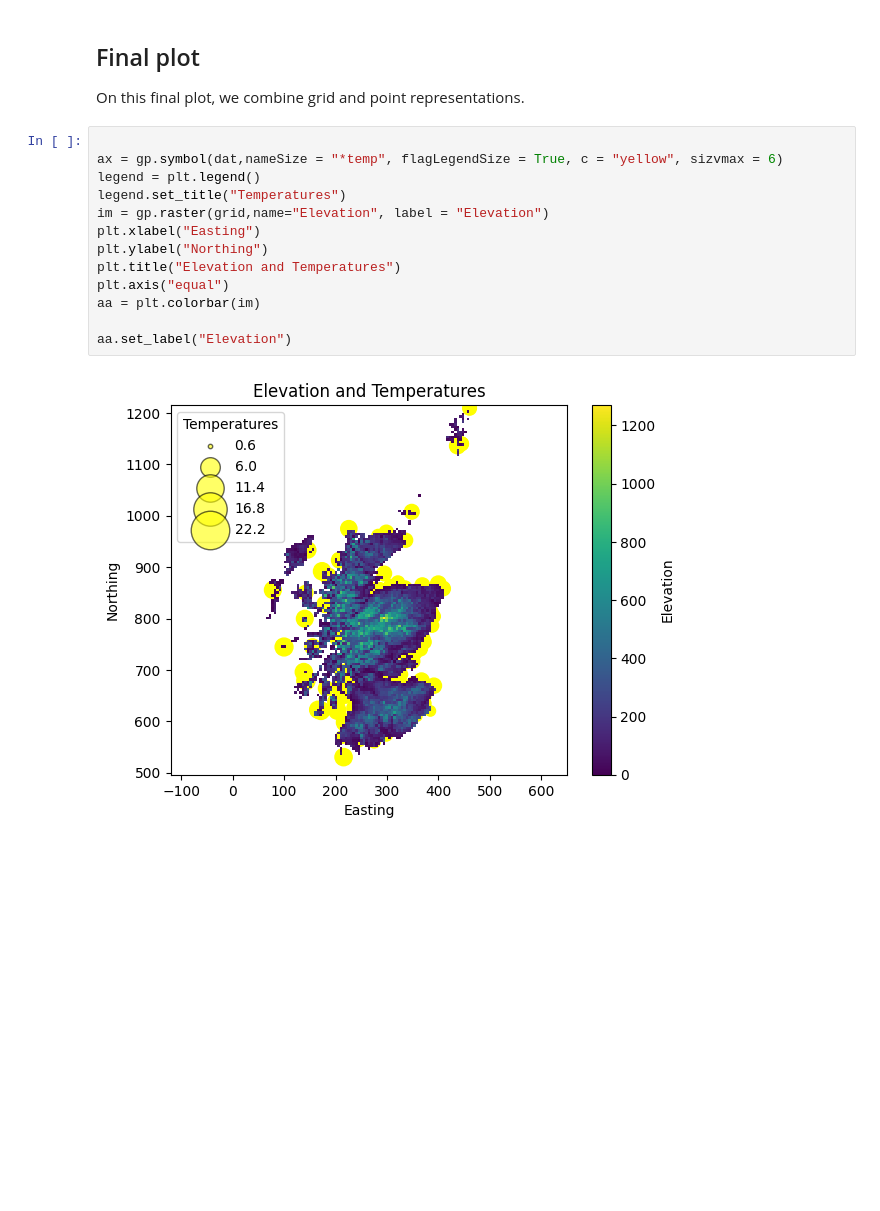
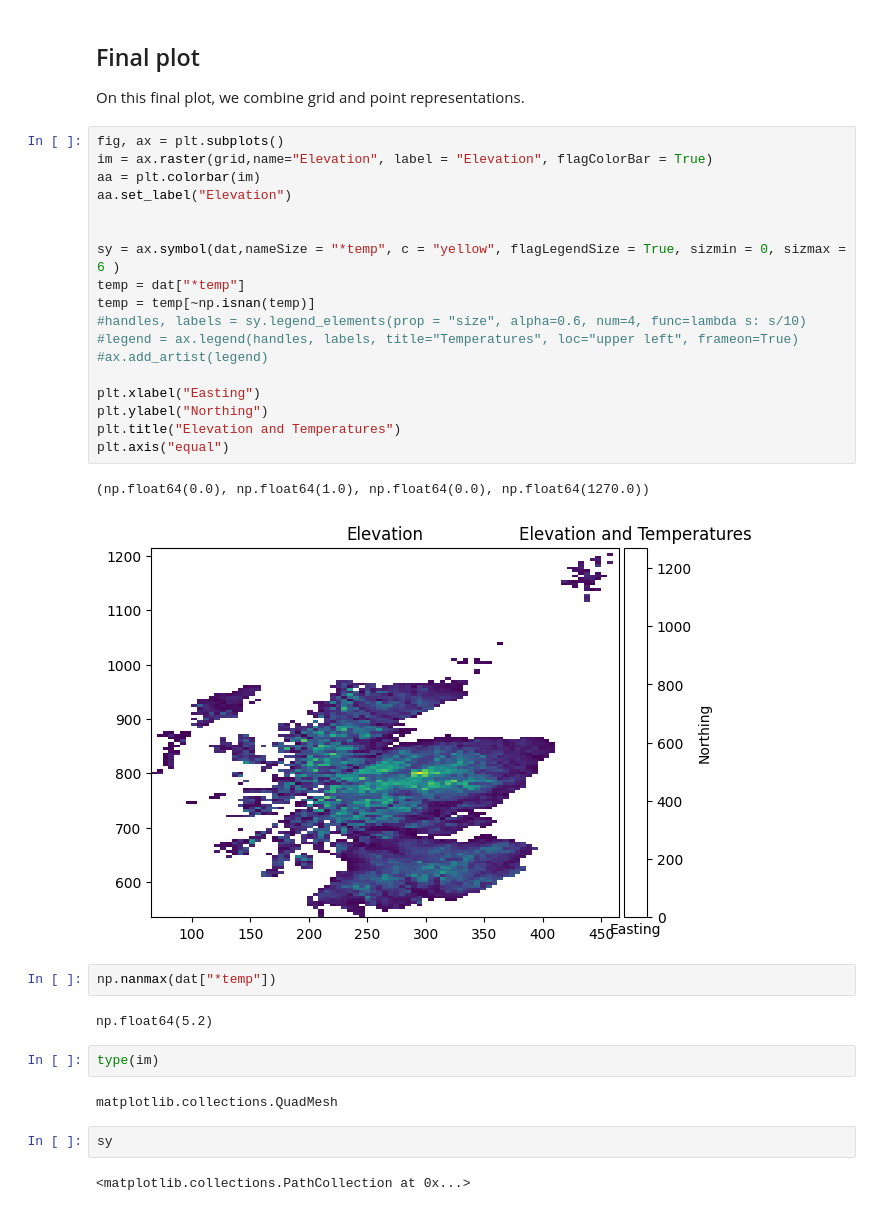
Before and after one commit to mike-pereira/minigst, a Jupyter notebook: python/TP/02_Db.ipynb, the cells around one changed output. Saved outputs shown, nothing was run; the diff lists cells and outputs as text; blank space fills up the shorter version.

```diff
--- a/python/TP/02_Db.ipynb
+++ b/python/TP/02_Db.ipynb
@@ -513,18 +515,36 @@ Note that any variable can be considered as a Selection: it must simply be assig
 ## Final plot
 
 On this final plot, we combine grid and point representations.
-# %%
-
-ax = gp.symbol(dat,nameSize = "*temp", flagLegendSize = True, c = "yellow", sizvmax = 6)
-legend = plt.legend()
-legend.set_title("Temperatures")
-im = gp.raster(grid,name="Elevation", label = "Elevation")
-plt.xlabel("Easting")
-plt.ylabel("Northing")
-plt.title("Elevation and Temperatures")
-plt.axis("equal")
-aa = plt.colorbar(im)
-
-aa.set_label("Elevation")
-# %% [output]
-[figure, removed]
+# %%
+fig, ax = plt.subplots()
+im = ax.raster(grid,name="Elevation", label = "Elevation", flagColorBar = True)
+aa = plt.colorbar(im)
+aa.set_label("Elevation")
+
+
+sy = ax.symbol(dat,nameSize = "*temp", c = "yellow", flagLegendSize = True, sizmin = 0, sizmax = 6 )
+temp = dat["*temp"]
+temp = temp[~np.isnan(temp)]
+#handles, labels = sy.legend_elements(prop = "size", alpha=0.6, num=4, func=lambda s: s/10)
+#legend = ax.legend(handles, labels, title="Temperatures", loc="upper left", frameon=True)
+#ax.add_artist(legend)
+
+plt.xlabel("Easting")
+plt.ylabel("Northing")
+plt.title("Elevation and Temperatures")
+plt.axis("equal")
+# %% [output]
+(np.float64(0.0), np.float64(1.0), np.float64(0.0), np.float64(1270.0))
+[figure, added]
+# %%
+np.nanmax(dat["*temp"])
+# %% [output]
+np.float64(5.2)
+# %%
+type(im)
+# %% [output]
+matplotlib.collections.QuadMesh
+# %%
+sy
+# %% [output]
+<matplotlib.collections.PathCollection at 0x...>
```
Also changed, not shown: parts of 5 cells of this notebook, 1 other file.
